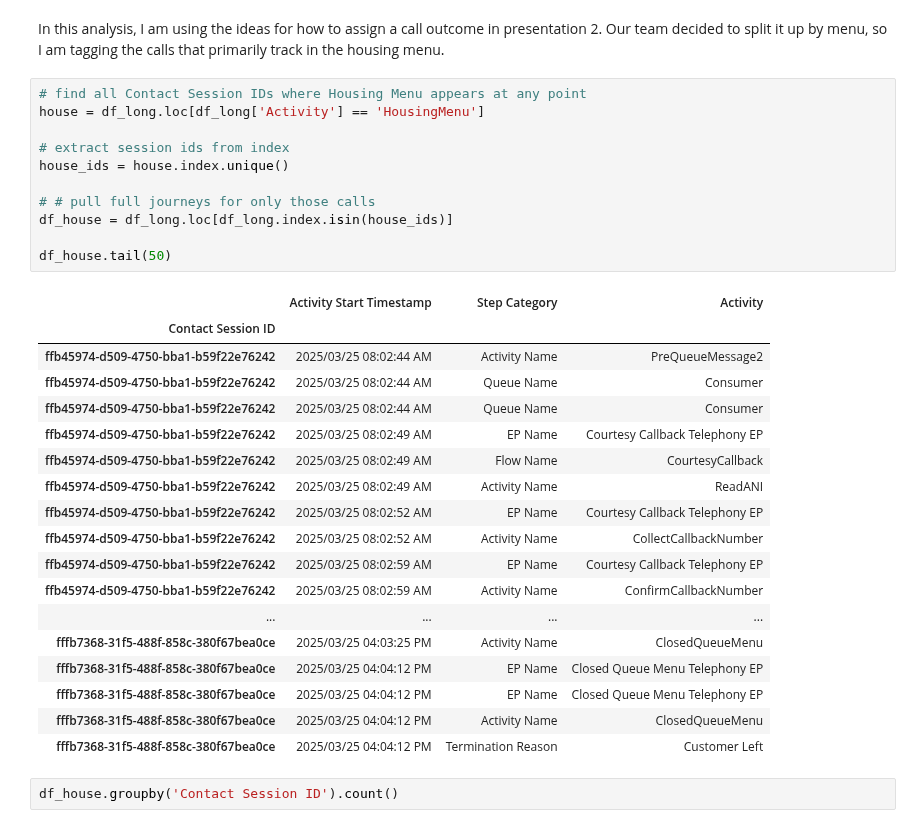
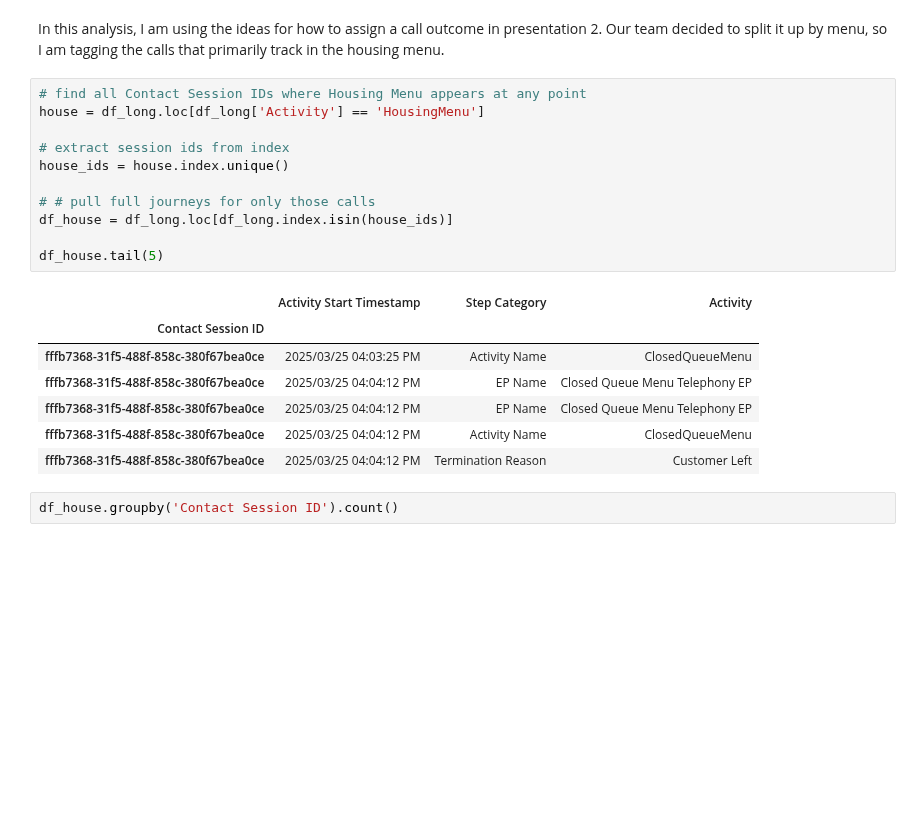
Before and after one commit to arvindkrishna87/STAT390_LegalAid_Fall2025, a Jupyter notebook: Code/Call outcome analysis/Outcome_Classification_22Oct_Derwent.ipynb, the cells around one changed output. Cells and saved outputs as stored; diff of their text form; blank space fills up the shorter version.

```diff
--- a/Code/Call outcome analysis/Outcome_Classification_22Oct_Derwent.ipynb
+++ b/Code/Call outcome analysis/Outcome_Classification_22Oct_Derwent.ipynb
@@ -211,28 +211,17 @@ In this analysis, I am using the ideas for how to assign a call outcome in prese
 # %%
 # find all Contact Session IDs where Housing Menu appears at any point
 house = df_long.loc[df_long['Activity'] == 'HousingMenu']
 
 # extract session ids from index
 house_ids = house.index.unique()
 
 # # pull full journeys for only those calls
 df_house = df_long.loc[df_long.index.isin(house_ids)]
 
-df_house.tail(50)
+df_house.tail(5)
 # %% [output]
 |  | Activity Start Timestamp | Step Category | Activity |
 | Contact Session ID |  |  |  |
-| ffb45974-d509-4750-bba1-b59f22e76242 | 2025/03/25 08:02:44 AM | Activity Name | PreQueueMessage2 |
-| ffb45974-d509-4750-bba1-b59f22e76242 | 2025/03/25 08:02:44 AM | Queue Name | Consumer |
-| ffb45974-d509-4750-bba1-b59f22e76242 | 2025/03/25 08:02:44 AM | Queue Name | Consumer |
-| ffb45974-d509-4750-bba1-b59f22e76242 | 2025/03/25 08:02:49 AM | EP Name | Courtesy Callback Telephony EP |
-| ffb45974-d509-4750-bba1-b59f22e76242 | 2025/03/25 08:02:49 AM | Flow Name | CourtesyCallback |
-| ffb45974-d509-4750-bba1-b59f22e76242 | 2025/03/25 08:02:49 AM | Activity Name | ReadANI |
-| ffb45974-d509-4750-bba1-b59f22e76242 | 2025/03/25 08:02:52 AM | EP Name | Courtesy Callback Telephony EP |
-| ffb45974-d509-4750-bba1-b59f22e76242 | 2025/03/25 08:02:52 AM | Activity Name | CollectCallbackNumber |
-| ffb45974-d509-4750-bba1-b59f22e76242 | 2025/03/25 08:02:59 AM | EP Name | Courtesy Callback Telephony EP |
-| ffb45974-d509-4750-bba1-b59f22e76242 | 2025/03/25 08:02:59 AM | Activity Name | ConfirmCallbackNumber |
-| ... | ... | ... | ... |
 | fffb7368-31f5-488f-858c-380f67bea0ce | 2025/03/25 04:03:25 PM | Activity Name | ClosedQueueMenu |
 | fffb7368-31f5-488f-858c-380f67bea0ce | 2025/03/25 04:04:12 PM | EP Name | Closed Queue Menu Telephony EP |
 | fffb7368-31f5-488f-858c-380f67bea0ce | 2025/03/25 04:04:12 PM | EP Name | Closed Queue Menu Telephony EP |
```
